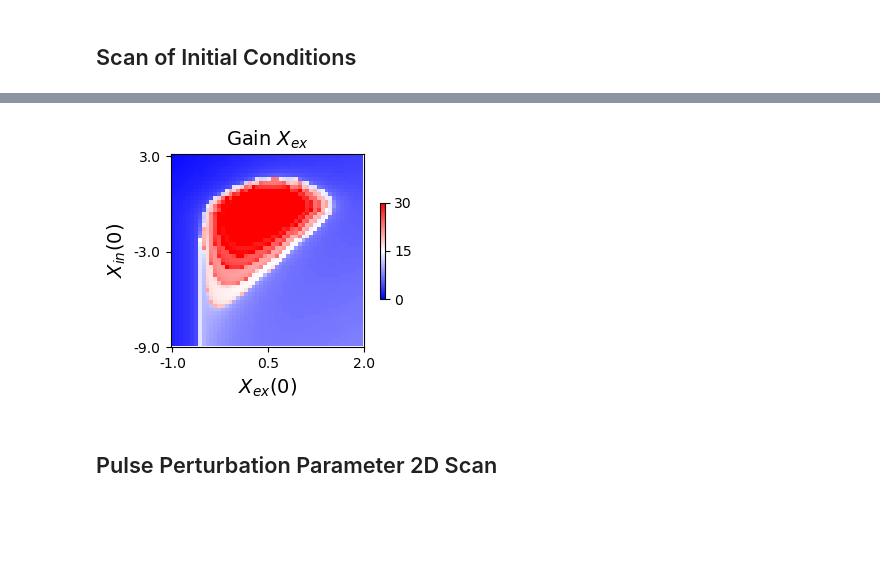
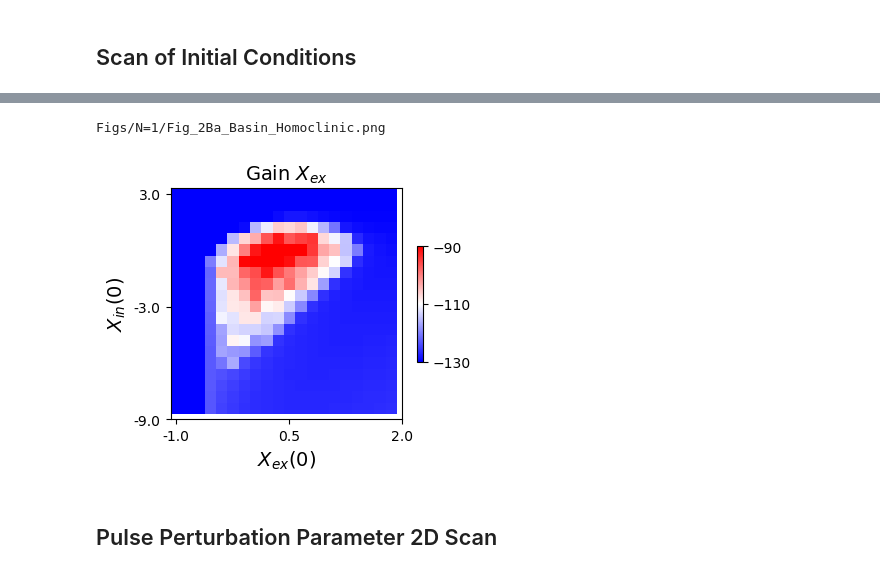
Before and after one commit to nikhita-bhatt/Non-Linear-Resonance-Manuscript, a Jupyter notebook: 2024.06.13_1osc.ipynb, the cells around one changed output, grey strips where cells are left out. Cells and saved outputs as stored; diff of their text form; code cells hidden in the pictures; blank space fills up the shorter version.

```diff
--- a/2024.06.13_1osc.ipynb
+++ b/2024.06.13_1osc.ipynb
@@ -248,7 +248,15 @@ time_begin, time_end = 0, time_stop
 
 fig, ax = plot_series(time, y, time_begin, time_end, sr)
 
-title_chars = 'Figs/SuperHopf_Timeseries_h_ex' + str(h_ex_0) + '.png'
+if pars[1] == 1:
+
+    title_chars = 'Figs/N=1/Bifs_SNIC_h_ex.png'
+
+elif pars[1] == 2:
+
+    title_chars = 'Figs/N=1/Transient_Homoclinic_h_ex.png'
+
+# title_chars = 'Figs/SuperHopf_Timeseries_h_ex' + str(h_ex_0) + '.png'
 # fig.savefig(title_chars, format='png')
 print(title_chars)
 # %% [output]
@@ -411,12 +419,13 @@ ax.set_xlabel('h_ex, h_in=' + str(h_in_0) + ', tau_in=' + str(pars[1]), fontsize
 
 if pars[1] == 1:
 
-    title_chars = 'Figs/N=1/Bifs_SNIC' + '_h_ex.png'
+    title_chars = 'Figs/N=1/Fig_2Ab_Bifs_SNIC' + '_h_ex.png'
 
 elif pars[1] == 2:
 
-    title_chars = 'Figs/N=1/Bifs_Homoclinic' + '_h_ex.png'
+    title_chars = 'Figs/N=1/Fig_2Aa_Bifs_Homoclinic' + '_h_ex.png'
 
-# fig.savefig(title_chars, format='png')
+# fig.savefig(title_chars, dpi=300, format='png', bbox_inches='tight')
+
 title_chars
 # %% [output]
@@ -456,14 +465,14 @@ fig, ax = plot_series(time, y, time_begin, time_end, sr)
 
 if pars[1] == 1:
 
-    title_chars = 'Figs/N=1/Onset_SNIC' + '_h_ex.png'
+    title_chars = 'Figs/N=1/Onset_SNIC_h_ex.png'
 
 elif pars[1] == 2:
 
-    title_chars = 'Figs/N=1/Onset_Homoclinic' + '_h_ex.png'
+    title_chars = 'Figs/N=1/Onset_Homoclinic_h_ex.png'
 
+# fig.savefig(title_chars, dpi=300, format='png', bbox_inches='tight')
 
-# fig.savefig(title_chars, format='png')
 print(title_chars)
 # %% [output]
 Figs/N=1/Onset_Homoclinic_h_ex.png
@@ -476,7 +485,7 @@ from itertools import product
 # Parameters
 h_ex_0 = -2.5
 
-resolution = 50
+resolution = 20
 
 y0_0_min, y0_0_max = -1, 2
 y1_0_min, y1_0_max = 3, -9
@@ -500,5 +509,9 @@ results_y1_matrix = asarray(results)[:, 1].reshape(resolution, resolution)
 
 print('Complete')
 print('')
+
+fig, ax = subplots(figsize=(5, 2))
+
+ax.hist(results_y0_matrix.ravel(), bins = 20);
 # %% [output]
 Complete
@@ -505,23 +519,34 @@ Complete
 # %%
 fig, ax = subplots(figsize=(4, 3))
 
-vmin1, vmax1 = 0, 30
+vmin1, vmax1 = -130, -90
 
 im1 = ax.imshow(results_y0_matrix.T, cmap='bwr', vmin=vmin1, vmax=vmax1)
 
 ax.set_title('Gain $X_{ex}$', fontsize=14)
 ax.set_xlabel('$X_{ex}(0)$', fontsize=14)
 ax.set_ylabel('$X_{in}(0)$', fontsize=14)
 ax.set_xticks(linspace(0, resolution, 3))
 ax.set_xticklabels(linspace(y0_0_min, y0_0_max, 3))
 ax.set_yticks(linspace(0, resolution, 3))
 ax.set_yticklabels(linspace(y1_0_min, y1_0_max, 3))
 
 fig.colorbar(im1, ax=ax, shrink=0.5, ticks=linspace(vmin1, vmax1, 3));
 
-fig.tight_layout()
+if pars[1] == 1:
+
+    title_chars = 'Figs/N=1/Fig_2Bb_Basin_SNIC.png'
+
+elif pars[1] == 2:
+
+    title_chars = 'Figs/N=1/Fig_2Ba_Basin_Homoclinic.png'
+
+# fig.savefig(title_chars, dpi=300, format='png', bbox_inches='tight')
+
+print(title_chars)
 # %% [output]
+Figs/N=1/Fig_2Ba_Basin_Homoclinic.png
-[figure, old version]
+[figure, new version]
 # %% [markdown]
 ## Pulse Perturbation Parameter 2D Scan
 # %%
```
Also changed, not shown: parts of 10 cells of this notebook, 8 other files.
